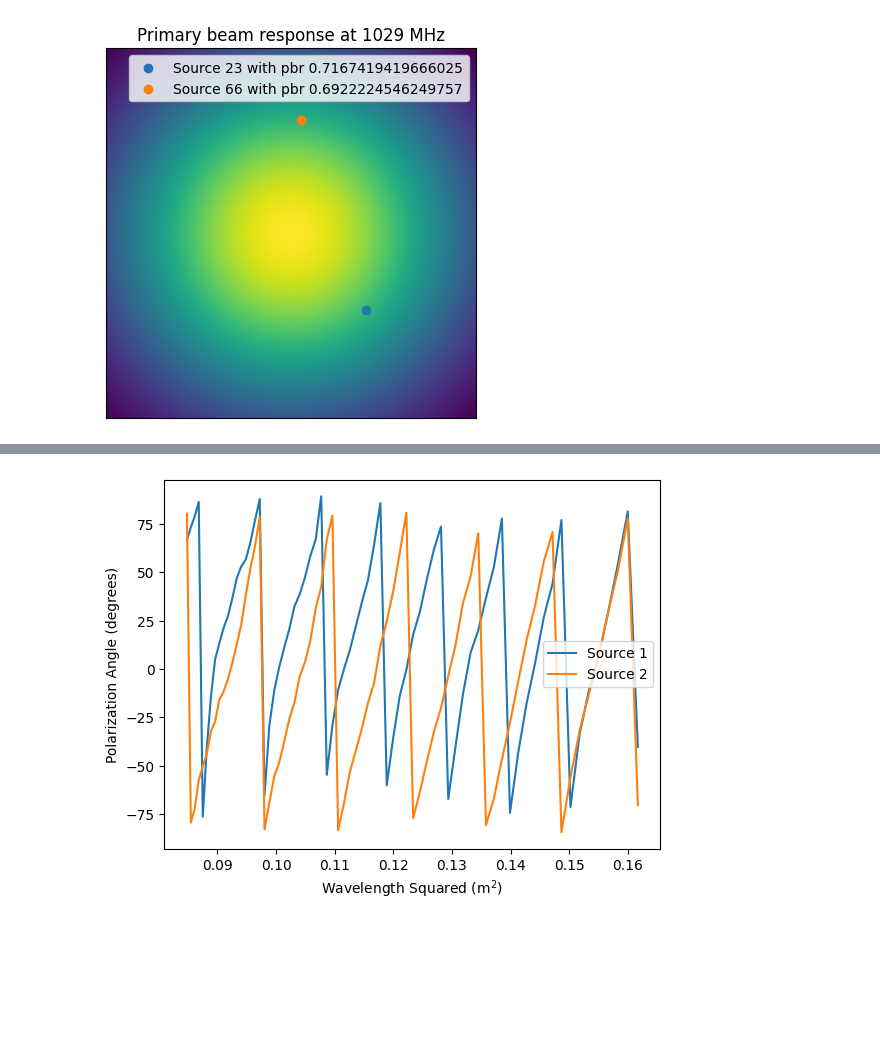
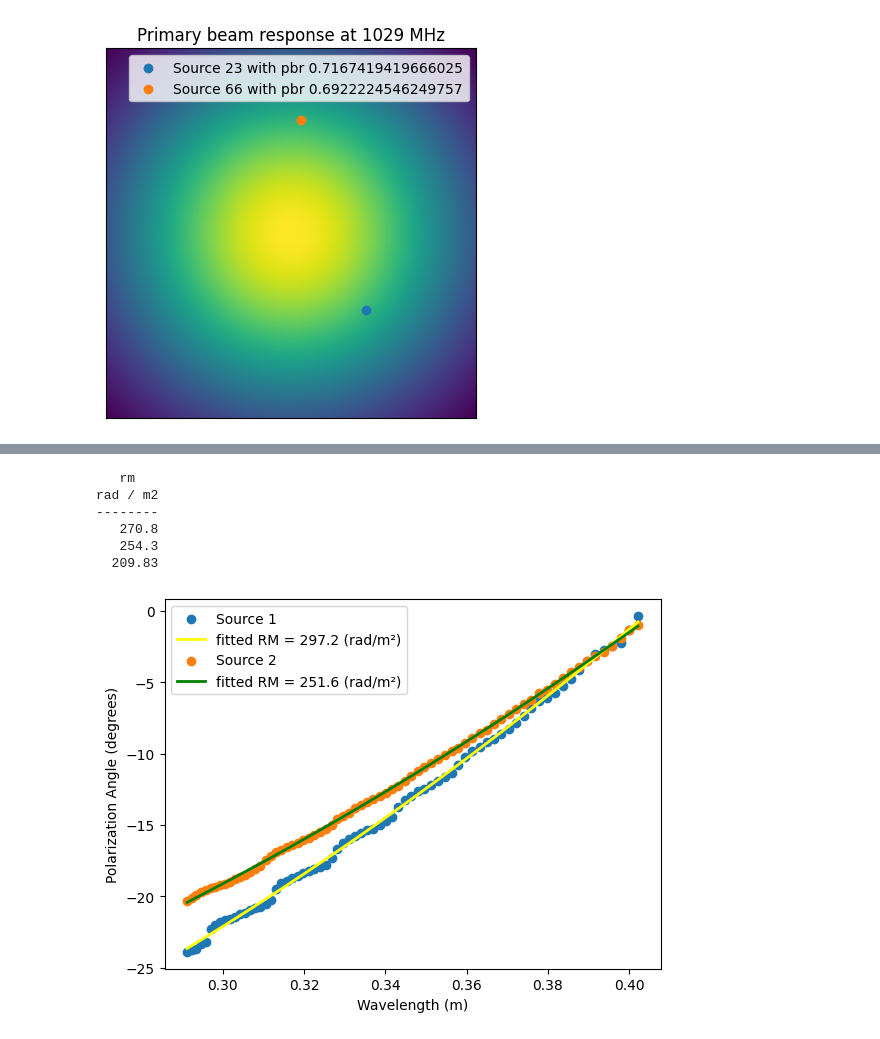
Before and after one commit to hanyu-xiao/ast425-hanyu, a Jupyter notebook: polarization.ipynb, the cells around one changed output, grey strips where cells are left out. Drawn from its saved outputs; the diff is of its cells as text; code cells hidden in the pictures; blank space fills up the shorter version.

Commit message:
v1.1 fitted for rotation measure

```diff
--- a/polarization.ipynb
+++ b/polarization.ipynb
@@ -153,28 +159,35 @@ for i in range(channels):
     # Append channel frequency, calculate channel wavelength, FWHM, and primary beam response sigma
     channelFreqs[i] = freqQ
     channelWavelengths[i] = c/freqQ
-    FWHMs[i] = np.degrees(1.09 * channelWavelengths[i] / antennaDiameter) # coefficient from https://www.cambridge.org/core/services/aop-cambridge-core/content/view/S1323358020000417
-    PBsigmas[i] = FWHMs[i] / 2.35482004503 # coefficient from https://brainder.org/2011/08/20/gaussian-kernels-convert-fwhm-to-sigma/
 
-    # Produce a primary beam response image
-    pbresponse = np.exp(-(x**2 + y**2) / (2 * (PBsigmas[i]/degPerPix)**2)) # assuming a circular gaussian
-    pbresponse /= pbresponse.max() # normalize
-    # hdu = fits.PrimaryHDU(pbresponse, header=headerI)
-    # hdu.writeto(f'{saveto}-{number}-pbresponse-image.fits', overwrite=True)
+    if correctForPBR:
+        FWHMs[i] = np.degrees(1.09 * channelWavelengths[i] / antennaDiameter) # coefficient from https://www.cambridge.org/core/services/aop-cambridge-core/content/view/S1323358020000417
+        PBsigmas[i] = FWHMs[i] / 2.35482004503 # coefficient from https://brainder.org/2011/08/20/gaussian-kernels-convert-fwhm-to-sigma/
+
+        # Produce a primary beam response image
+        pbresponse = np.exp(-(x**2 + y**2) / (2 * (PBsigmas[i]/degPerPix)**2)) # assuming a circular gaussian
+        pbresponse /= pbresponse.max() # normalize
+        # hdu = fits.PrimaryHDU(pbresponse, header=headerI)
+        # hdu.writeto(f'{saveto}-{number}-pbresponse-image.fits', overwrite=True)
 
     # Compute stokes P square root of the sum of the squares and append to the array
     # Subtract off Riccian bias on each channel (STD and RMS are similar)
     # Correct for primary beam response
     channelP = np.sqrt(dataQ**2 + dataU**2) - dataQ[emptyRegionRange].std()/2 - dataU[emptyRegionRange].std()/2 # assuming uncorrected P < 4 * sigma_QU
     # channelP = np.sqrt(dataQ**2 + dataU**2 - 2.3/4 * (dataQ[emptyRegionRange].std() + dataU[emptyRegionRange].std())**2) # assuming uncorrected P > 4 * sigma_QU
-    channelP /= pbresponse
-    channelPs[i] = channelP
+
+    if correctForPBR:
+        channelPs[i] = channelP / pbresponse
+    else:
+        channelPs[i] = channelP
 
 
     # read in channel Stokes I image
     # calculate Stokes I, Stokes P, polarization fraction, polarization angle for each source for each image
     with fits.open(f'{pathI}{number}-image.fits') as hdulChannelI:
-        dataChannelI = hdulChannelI[0].data[0,0] / pbresponse # correct for primary beam response
+        dataChannelI = hdulChannelI[0].data[0,0]
+    if correctForPBR:
+        dataChannelI /= pbresponse # correct for primary beam response
     # channel Stokes I have matching frequencies to Stokes Q, they are correct and not flipped
     for j, sourceID in enumerate(beamCatalogPairIDs):
         channelSourceIs[j, i] = np.max(dataChannelI[labeled_array == sourceID])
@@ -197,7 +210,7 @@ for i in range(channels):
 
     # Output that P_i was successfully computed and appended
     # print(f'Q_{i} MS = {Q_ms} and U_{i} MS = {U_ms} for channel {i}')
-    print(f'Successfully calculated P and saved P/I to `{saveto}{number}-Pfrac-image.fits` for channel {i}.', pbresponse.shape)
+    print(f'Successfully calculated P and saved P/I to `{saveto}{number}-Pfrac-image.fits` for channel {i}.')
 
 
 # stack P_i into an array of shape (channels,n,n) before averaging over channels
@@ -442,10 +443,28 @@ plt.ylabel('Polarization Intensity (Jy/beam)');
 # %%
-# plot polarization angle vs wavelength^2, as well as RM
+# plot polarization angle vs wavelength, and fit rotation measure
+
+linearizedChannelPolAngles = np.unwrap(channelPolAngles, period=np.pi) # remove the discontinuities
+
+coefficients = np.polyfit(channelWavelengths**2, linearizedChannelPolAngles.T, 1)  # 1 = linear fit
+RM, b = coefficients  # b is a nonphysical coefficient introduced during unwrapping
+
+colors = ['yellow', 'green']
+
 plt.figure()
 for i in range(0, len(channelPolAngles)):
-    plt.plot(channelWavelengths**2, np.degrees(channelPolAngles[i]), label=f'Source {i+1}')
+    plt.scatter(channelWavelengths, linearizedChannelPolAngles[i], label=f'Source {i+1}')
+    plt.plot(channelWavelengths, RM[i]*channelWavelengths**2 + b[i], label=f'fitted RM = {RM[i]:.1f} (rad/m²)', zorder=20, color=colors[i%len(colors)], lw=2)
 plt.xlabel(r'Wavelength Squared (m$^2$)')
+plt.xlabel(r'Wavelength (m)')
 plt.ylabel('Polarization Angle (degrees)')
 plt.legend();
+
+print(polCatMasked['rm'])
 # %% [output]
+   rm
+rad / m2
+--------
+   270.8
+   254.3
+  209.83
-[figure, old version]
+[figure, new version]
```
Also changed, not shown: parts of 17 cells of this notebook.
